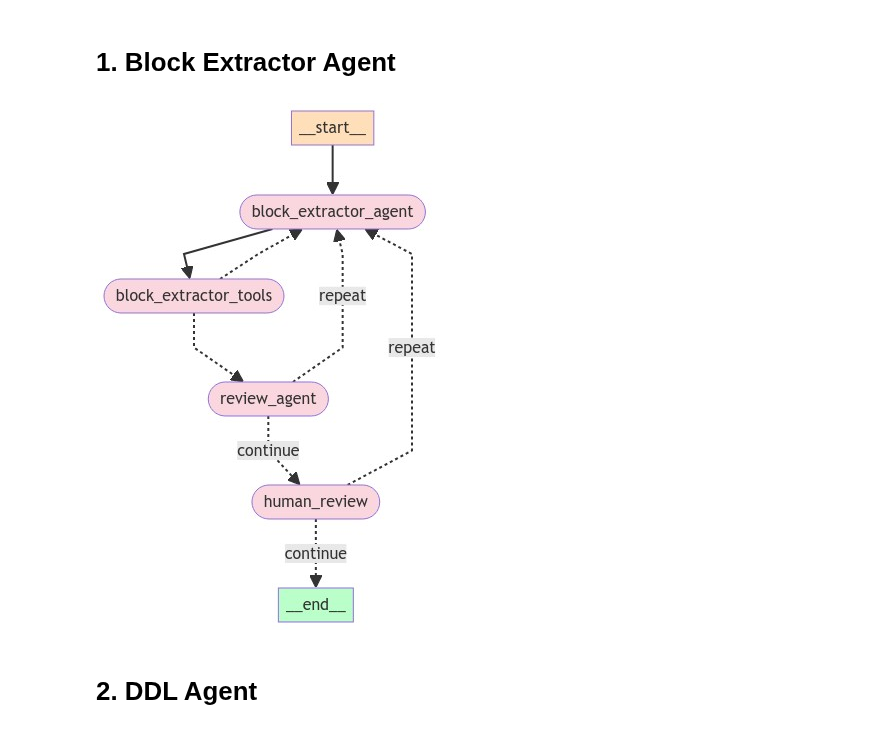
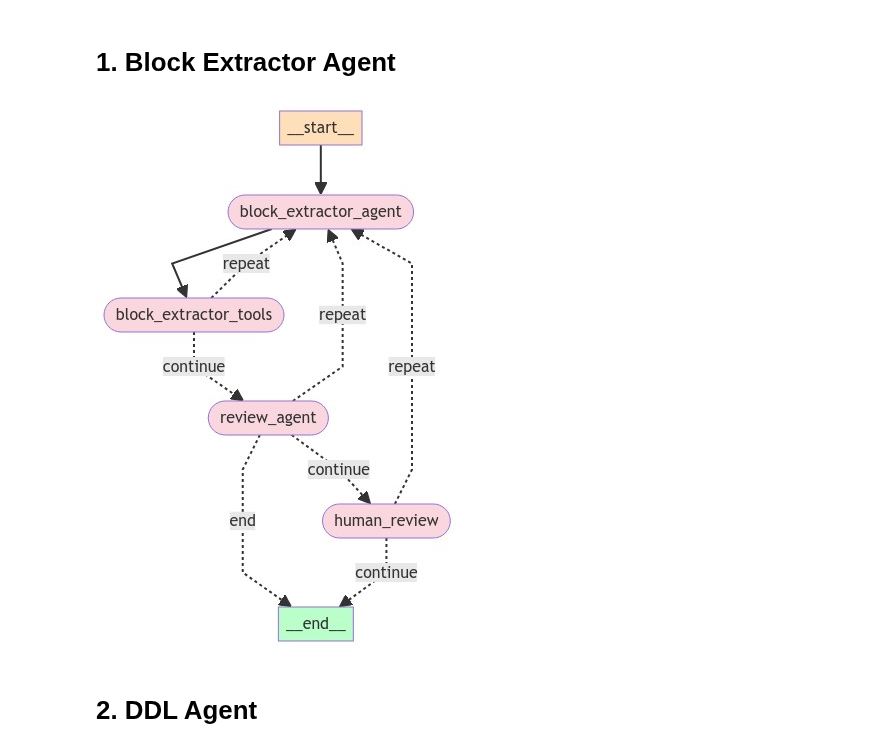
Before and after one commit to near/indexer-agent, a Jupyter notebook: SP_Agent_v1.ipynb, the cells around one changed output. Drawn from its saved outputs; the diff is of its cells as text; code cells hidden in the pictures.

```diff
--- a/SP_Agent_v1.ipynb
+++ b/SP_Agent_v1.ipynb
@@ -132,11 +132,12 @@ def code_review_router(state):
 
 def should_review(state):
     block_schema = state.block_schema
+    error = state.error
     # If block schema is no longer null we review schema
-    if block_schema != "":
-        return "review_agent"
+    if block_schema != "" or error != "":
+        return "continue"
     else:
-        return "block_extractor_agent"
+        return "repeat"
 
 def human_review_router(state):
     should_continue = state.should_continue
@@ -166,36 +167,37 @@ workflow.add_edge("block_extractor_agent", "block_extractor_tools")
 
 # Add Conditional Edges
 # Check if schema is filled in
 workflow.add_conditional_edges(
     "block_extractor_tools",
     should_review,
     {
-        "block_extractor_agent":"block_extractor_agent",
-        "review_agent": "review_agent",
+        "repeat":"block_extractor_agent",
+        "continue": "review_agent",
     }
 )
 workflow.add_conditional_edges(
     "review_agent",
     code_review_router,
     {
         "continue":"human_review",
         "repeat": "block_extractor_agent",
+        "end":END,
     }
 )
 # Human review of schema
 workflow.add_conditional_edges(
     "human_review",
     human_review_router,
     {
         "continue": END,
         "repeat": "block_extractor_agent",
     }
 )
 
 be_app = workflow.compile()
 display(Image(be_app.get_graph(xray=True).draw_mermaid_png()))
 # %% [output]
-[figure, old version]
+[figure, new version]
 # %%
 # from langchain_core.messages import HumanMessage
 
```
Also changed, not shown: parts of 8 cells of this notebook, 16 other files.
